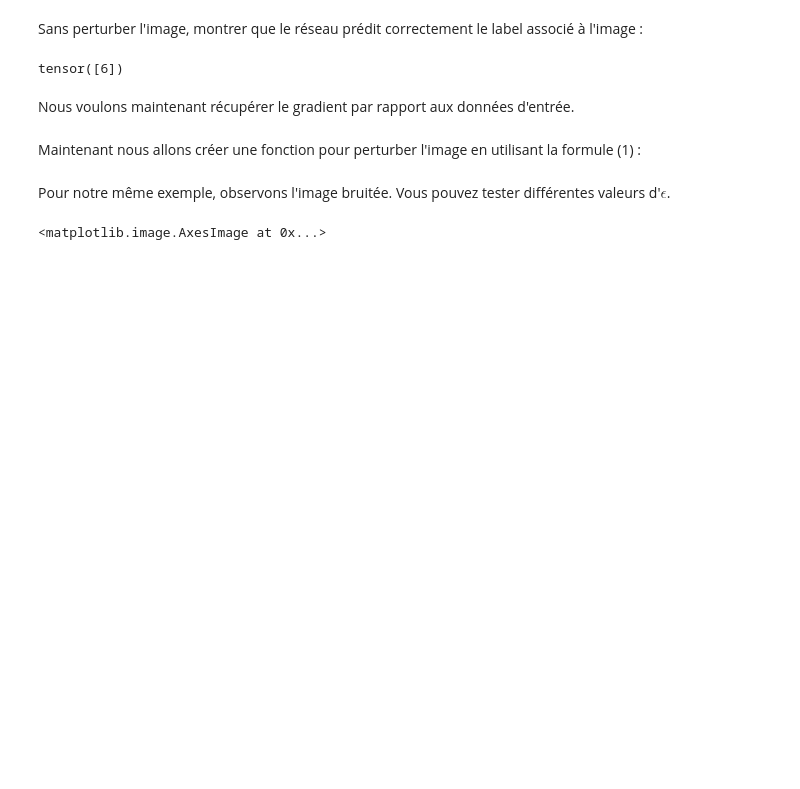
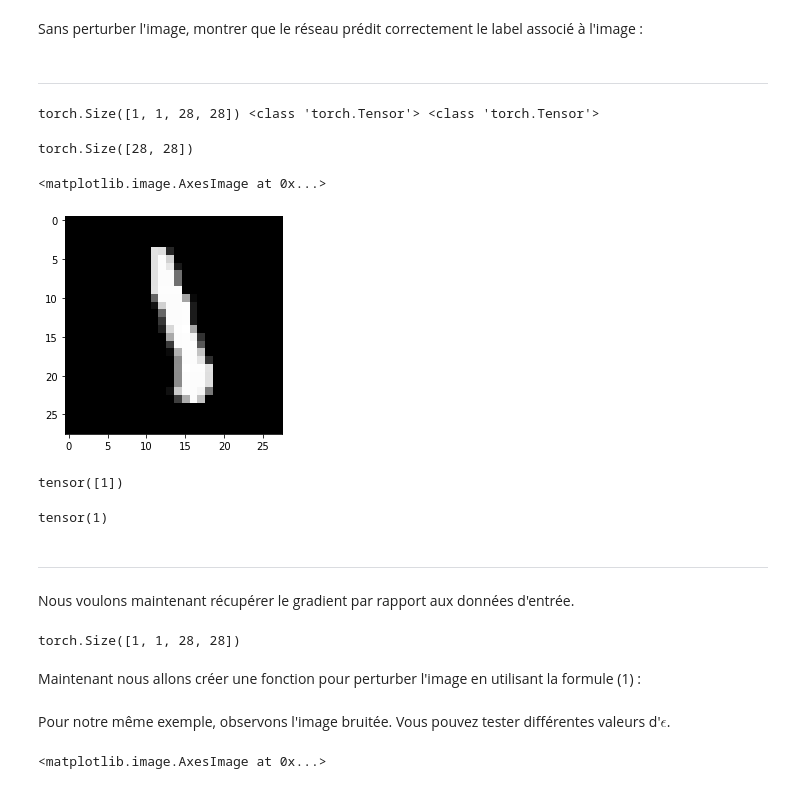
Before and after one commit to Koowah/TP-Intervenants, a Jupyter notebook: TP_attack/TP_AdversarialAttacks.ipynb, the cells around one changed output. Saved outputs shown, nothing was run; the diff lists cells and outputs as text; code cells hidden in the pictures; blank space fills up the shorter version.

```diff
--- a/TP_attack/TP_AdversarialAttacks.ipynb
+++ b/TP_attack/TP_AdversarialAttacks.ipynb
@@ -284,3 +268,5 @@ x_{noised} = x_{clean} + \epsilon sign(\nabla_x L(\hat{y}, y))
 Prenons notre exemple de tout à l'heure :
 # %% [markdown]
 Sans perturber l'image, montrer que le réseau prédit correctement le label associé à l'image :
+# %% [markdown]
+***
@@ -287,10 +279,30 @@ Sans perturber l'image, montrer que le réseau prédit correctement le label ass
+# %%
+print(image.shape, type(image), type(label))
+# %% [output]
+torch.Size([1, 1, 28, 28]) <class 'torch.Tensor'> <class 'torch.Tensor'>
+# %%
+image_reshaped = image.reshape(28, -1)
+image_reshaped.shape
+# %% [output]
+torch.Size([28, 28])
+# %%
+plt.imshow(image_reshaped, cmap='gray')
+# %% [output]
+<matplotlib.image.AxesImage at 0x...>
+[figure, added]
+# %%
+label
+# %% [output]
+tensor([1])
 # %%
 # A compléter
-output =
-pred =
+output = model(image)
+pred = output.argmax()
 print(pred)
 # %% [output]
-tensor([6])
+tensor(1)
+# %% [markdown]
+---
 # %% [markdown]
 Nous voulons maintenant récupérer le gradient par rapport aux données d'entrée.
 # %%
@@ -298,22 +310,25 @@ Nous voulons maintenant récupérer le gradient par rapport aux données d'entr
 
 # Important : l'attribut requires_grad du tensor des données doit être vrai pour pouvoir calculer
 # le gradient de la fonction de perte par rapport à celui-ci
-
+image.requires_grad = True
 
 # Récupérer la sortie du modèle
-output = None
+output = model(image)
 
 # Calculer la fonction de perte
-loss = None
+loss = loss_function(output, label)
 
 # Important : mettre à zero tous les gradients du modèle car sinon ils seront accumulés
-
+model.zero_grad()
 
 # Calcule les gradients de la fonction de perte lors de la retropropagation
-
+loss.backward()
 
 # Récupérer les gradients par rapport aux données d'entrée
-im_grad = None
+im_grad = image.grad
+print(im_grad.shape)
+# %% [output]
+torch.Size([1, 1, 28, 28])
 # %% [markdown]
 Maintenant nous allons créer une fonction pour perturber l'image en utilisant la formule (1) :
 # %%
```
Also changed, not shown: parts of 22 cells of this notebook, 2 other files.
